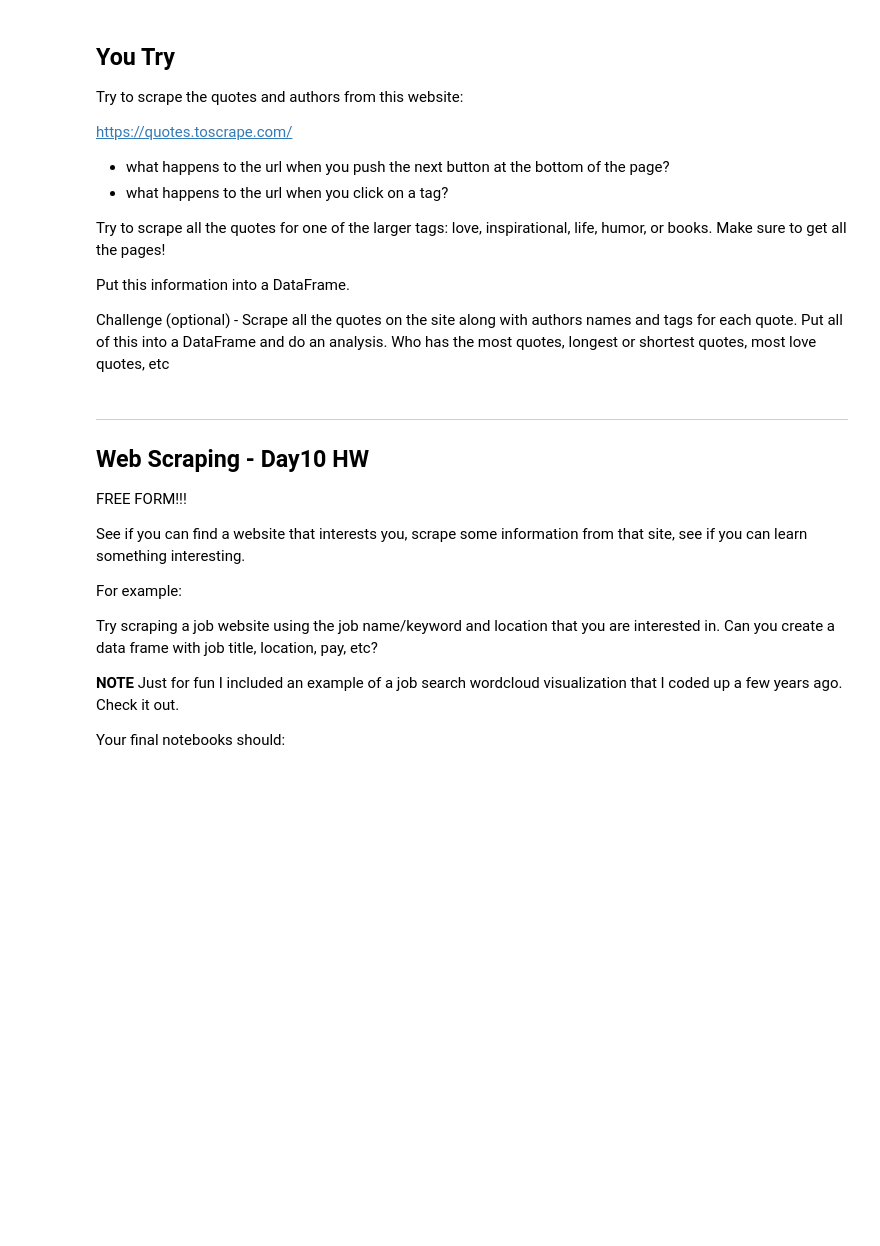
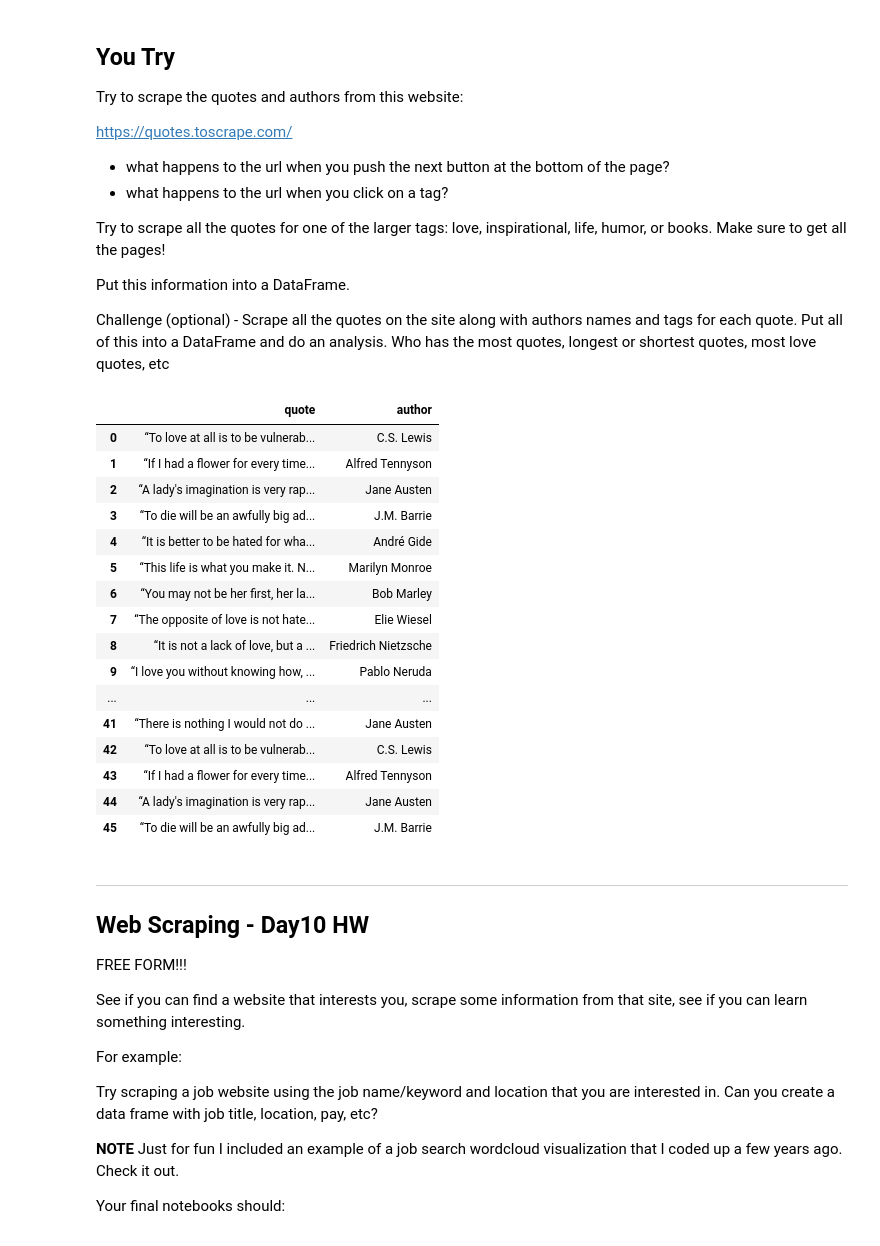
Before and after one commit to joseephwong/Data201_Joseph_Wong, a Jupyter notebook: Day10/HW_day10.ipynb, the cells around one changed output. Drawn from its saved outputs; the diff is of its cells as text; code cells hidden in the pictures; blank space fills up the shorter version.

```diff
--- a/Day10/HW_day10.ipynb
+++ b/Day10/HW_day10.ipynb
@@ -91,6 +116,39 @@ Put this information into a DataFrame.
 Challenge (optional) - Scrape all the quotes on the site along with authors names and tags for each quote. Put all of this into a DataFrame and do an analysis. Who has the most quotes, longest or shortest quotes, most love quotes, etc
 # %%
 # Your code here
+for i in range(1,3):
+    URL = "https://quotes.toscrape.com/tag/love/page/" + str(i) + "/"
+    page = requests.get(URL)
+    soup = BeautifulSoup(page.text)
+    results += soup.find_all(class_="quote")
+
+quotes = dict()
+for i,results in enumerate(results):
+    quote = results.find("span", class_="text")
+    author = results.find("small", class_="author")
+    quotes[i] = {'quote':quote.text,
+                'author':author.text}
+
+df = pd.DataFrame(quotes).T
+df
+# %% [output]
+|  | quote | author |
+| 0 | “To love at all is to be vulnerab... | C.S. Lewis |
+| 1 | “If I had a flower for every time... | Alfred Tennyson |
+| 2 | “A lady's imagination is very rap... | Jane Austen |
+| 3 | “To die will be an awfully big ad... | J.M. Barrie |
+| 4 | “It is better to be hated for wha... | André Gide |
+| 5 | “This life is what you make it. N... | Marilyn Monroe |
+| 6 | “You may not be her first, her la... | Bob Marley |
+| 7 | “The opposite of love is not hate... | Elie Wiesel |
+| 8 | “It is not a lack of love, but a ... | Friedrich Nietzsche |
+| 9 | “I love you without knowing how, ... | Pablo Neruda |
+| ... | ... | ... |
+| 41 | “There is nothing I would not do ... | Jane Austen |
+| 42 | “To love at all is to be vulnerab... | C.S. Lewis |
+| 43 | “If I had a flower for every time... | Alfred Tennyson |
+| 44 | “A lady's imagination is very rap... | Jane Austen |
+| 45 | “To die will be an awfully big ad... | J.M. Barrie |
 # %% [markdown]
 ---------------
 ## Web Scraping - Day10 HW
```
Also changed, not shown: parts of 1 cell of this notebook.
